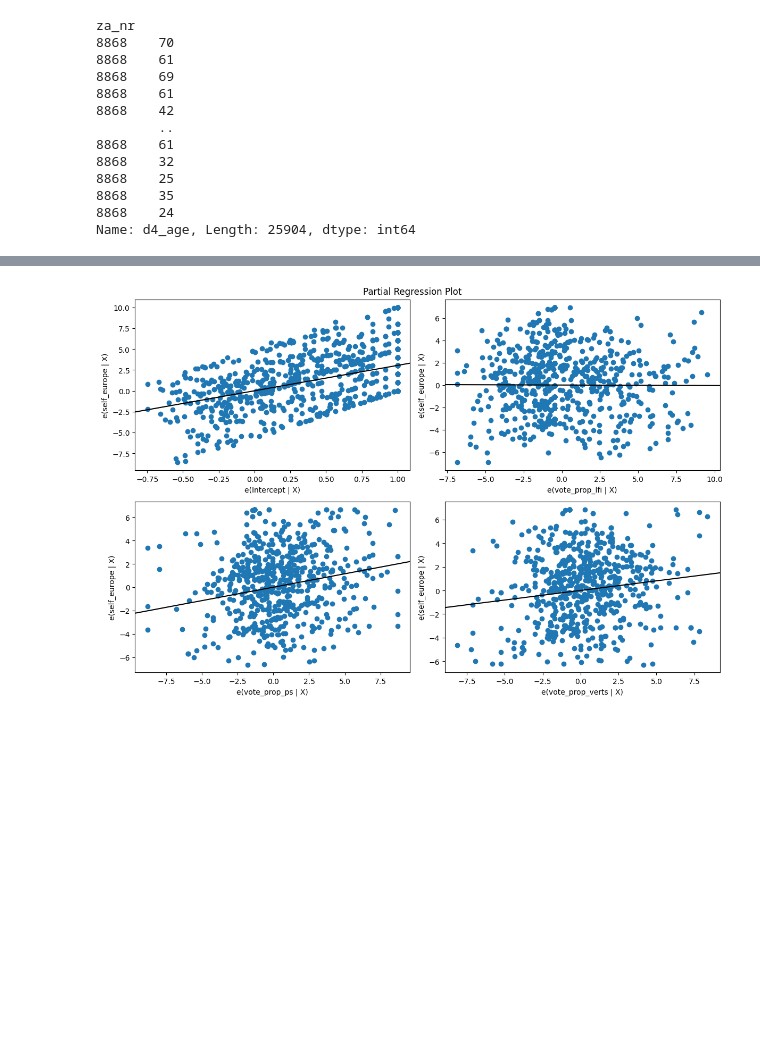
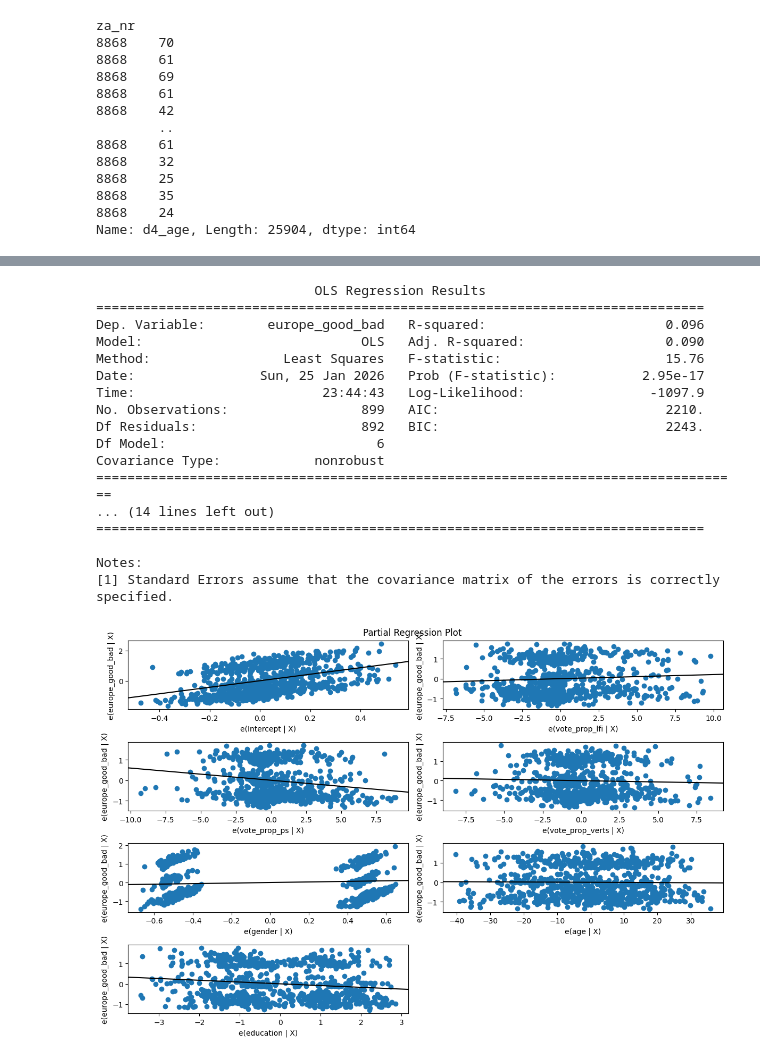
Before and after one commit to ametoGiscarddEstaing/data-science-stuff, a Jupyter notebook: EES.ipynb, the cells around one changed output, grey strips where cells are left out. Saved outputs shown, nothing was run; the diff lists cells and outputs as text; code cells hidden in the pictures; blank space fills up the shorter version.

```diff
--- a/EES.ipynb
+++ b/EES.ipynb
@@ -65,7 +59,7 @@ za_nr
 8868    24
 Name: d4_age, Length: 25904, dtype: int64
 # %%
-vars = ["country_alpha2", "d8", "d2", "q2",  "q4", "q6", "q6n", "q9_3", "q9_6", "q9_5", "q12_1", "q12_2", "q12_3", "q12_4", "q12_5", "d3", "q17", "q13_6", "q13_8", "d9", "d4_age"]
+vars = ["country_alpha2", "d8", "d2", "q2",  "q4", "q6", "q6n", "q9_3", "q9_6", "q9_5", "q12_1", "q12_2", "q12_3", "q12_4", "q12_5", "d3", "q17", "q13_6", "q13_8", "d9", "d4_age", "q16"]
 # %%
 df = df[vars]
 # %%
@@ -93,7 +87,8 @@ col_names = [
     "politicians",
     "pro_ukraine",
     "religion",
-    "age"
+    "age",
+    "europe_good_bad"
 ]
 # %%
 df.columns = col_names
@@ -154,5 +96,0 @@ np.float64(-0.005873451252076503)
-# %%
-df.loc[:,"vote_lfi_pct"] = df["vote_prop_lfi"]*100
-df.loc[:,"vote_ps_pct"] = df["vote_prop_ps"]*100
-df.loc[:,"vote_verts_pct"] = df["vote_prop_verts"]*100
-df
@@ -328,6 +181,26 @@ Notes:
 # %%
+my_formula = "europe_good_bad  ~ vote_prop_lfi + vote_prop_ps + vote_prop_verts + gender + age + education"
+model = smf.ols(formula=my_formula, data=df).fit()
+print(model.summary())
 fig = plt.figure(figsize=(12,8))
 sm.graphics.plot_partregress_grid(model, fig=fig)
 plt.savefig('europe.png', bbox_inches='tight')
 # %% [output]
+                            OLS Regression Results
+==============================================================================
+Dep. Variable:        europe_good_bad   R-squared:                       0.096
+Model:                            OLS   Adj. R-squared:                  0.090
+Method:                 Least Squares   F-statistic:                     15.76
+Date:                Sun, 25 Jan 2026   Prob (F-statistic):           2.95e-17
+Time:                        23:44:43   Log-Likelihood:                -1097.9
+No. Observations:                 899   AIC:                             2210.
+Df Residuals:                     892   BIC:                             2243.
+Df Model:                           6
+Covariance Type:            nonrobust
+===================================================================================
+... (14 lines left out)
+==============================================================================
+
+Notes:
+[1] Standard Errors assume that the covariance matrix of the errors is correctly specified.
-[figure, old version]
+[figure, new version]
```
Also changed, not shown: parts of 20 cells of this notebook.
